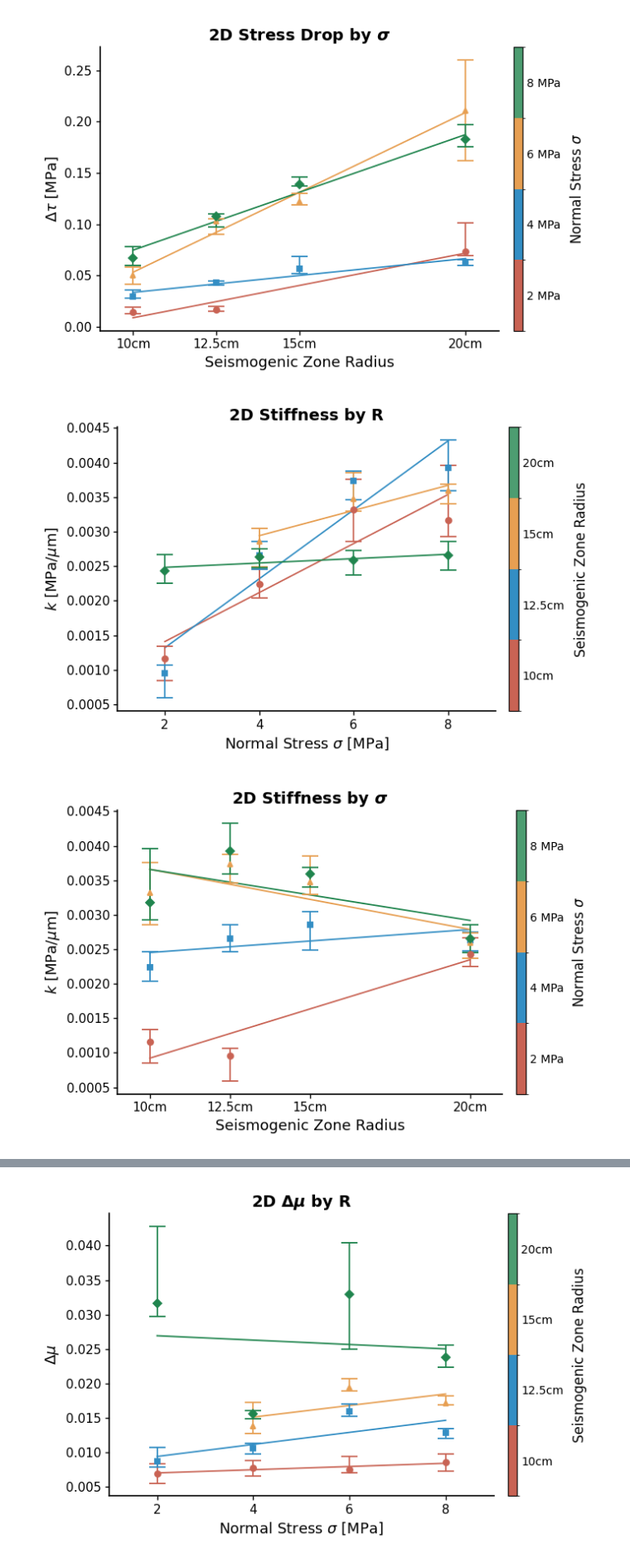
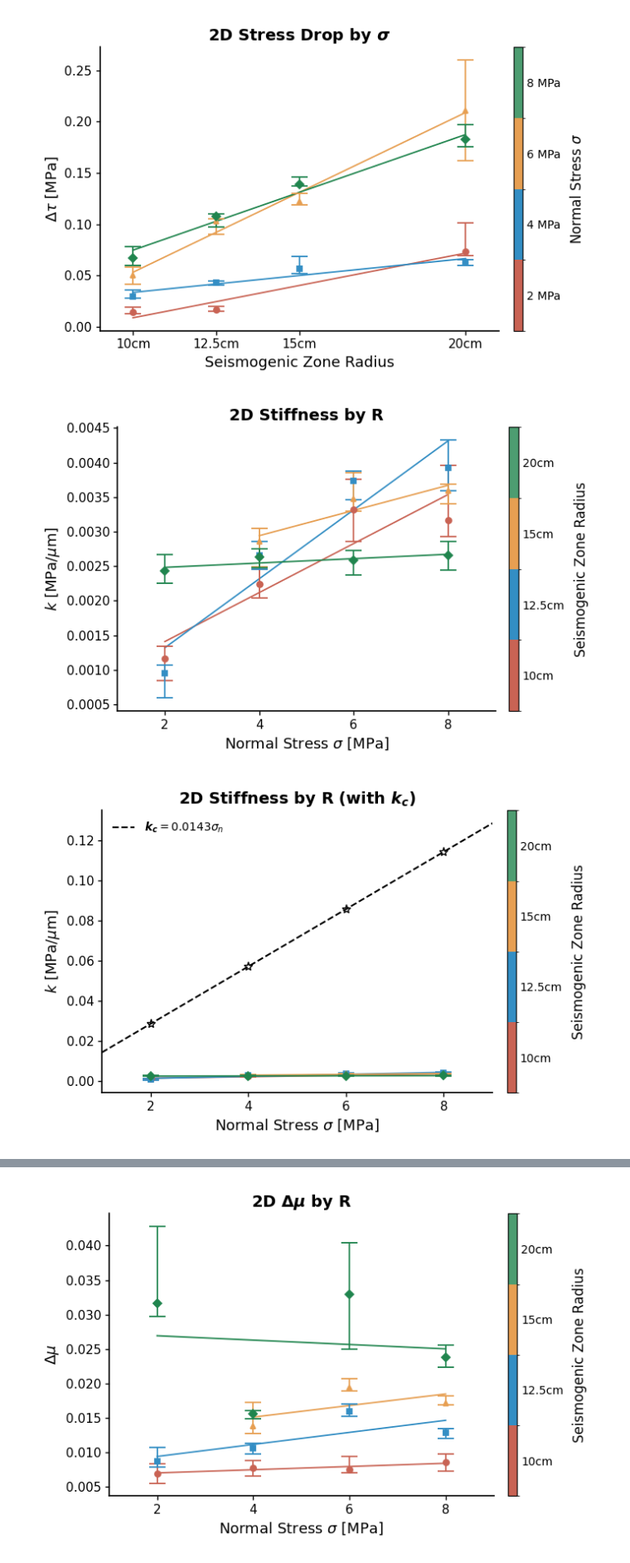
Before and after one commit to Potter0427/labquake_explorer_re, a Jupyter notebook: export h5/2D_Summary_Plots_Pub.ipynb, the cells around one changed output, grey strips where cells are left out. Shown at 83% size. Saved outputs shown, nothing was run; the diff lists cells and outputs as text; code cells hidden in the pictures.

```diff
--- a/export h5/2D_Summary_Plots_Pub.ipynb
+++ b/export h5/2D_Summary_Plots_Pub.ipynb
@@ -145,7 +145,7 @@ def _fit_linear(ax, x, y, color, alpha=ALPHA):
     ln, = ax.plot(x_line, y_line, color=color, linestyle='-', linewidth=1.3, zorder=3,
             label=f'm={slope:.3g}, $R^2={r2:.3f}$', alpha=alpha)
 
-def plot_metric(target_metric, title, ylabel, loglog=False):
+def plot_metric(target_metric, title, ylabel, loglog=False, show_kc=False):
     data_to_plot = process_data(target_metric)
     if not data_to_plot: return
     n = len(data_to_plot)
@@ -177,6 +177,16 @@ def plot_metric(target_metric, title, ylabel, loglog=False):
         try: ax.set_xlim(xlim_min, xlim_max)
         except: pass
     if all_sigmas: ax.set_xticks(np.unique(all_sigmas))
+    if show_kc and target_metric == 'k':
+        x_lims = ax.get_xlim()
+        x_kc = np.array(x_lims)
+        y_kc = 0.01429 * x_kc
+        line_kc, = ax.plot(x_kc, y_kc, color='black', linestyle='--', linewidth=1.5, zorder=1, label=r'$\boldsymbol{k}_{\boldsymbol{c}} = 0.0143\sigma_n$')
+        if all_sigmas:
+            x_pts = np.unique(all_sigmas)
+            y_pts = 0.01429 * x_pts
+            ax.plot(x_pts, y_pts, color='black', marker='*', markerfacecolor='none', markeredgecolor='black', linestyle='', markersize=8, zorder=2)
+        ax.legend(handles=[line_kc], loc='best', fontsize=10, frameon=False)
     _apply_pub_style(ax)
     cbar = fig.colorbar(sm, ax=ax, ticks=list(range(n)), aspect=30, pad=0.03)
     _style_colorbar(cbar, [item['group'] for item in data_to_plot], 'Seismogenic Zone Radius')
@@ -259,8 +269,9 @@ plot_metric_by_group('delta_tau', r'2D Stress Drop by $\boldsymbol{\sigma}$', r'
 # %%
 # === 繪製 Stiffness k 圖 ===
 plot_metric('k', r'2D Stiffness by R', r'$k$ [MPa/$\mu$m]')
+plot_metric('k', r'2D Stiffness by R (with $\boldsymbol{k}_{\boldsymbol{c}}$)', r'$k$ [MPa/$\mu$m]', show_kc=True)
 # === 以群組為 X 軸：Stiffness k 圖 ===
 plot_metric_by_group('k', r'2D Stiffness by $\boldsymbol{\sigma}$', r'$k$ [MPa/$\mu$m]')
 # %% [output]
 [figure]
-[figure, old version]
+[figure, new version]
```
Also changed, not shown: parts of 1 cell of this notebook, 2 other files.
